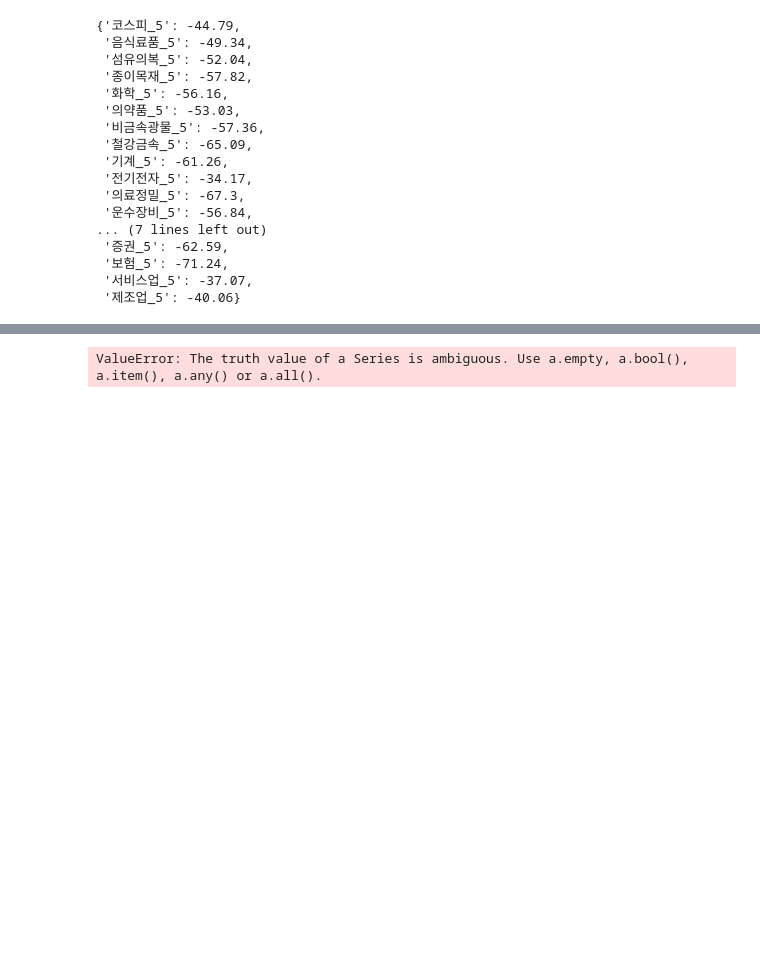
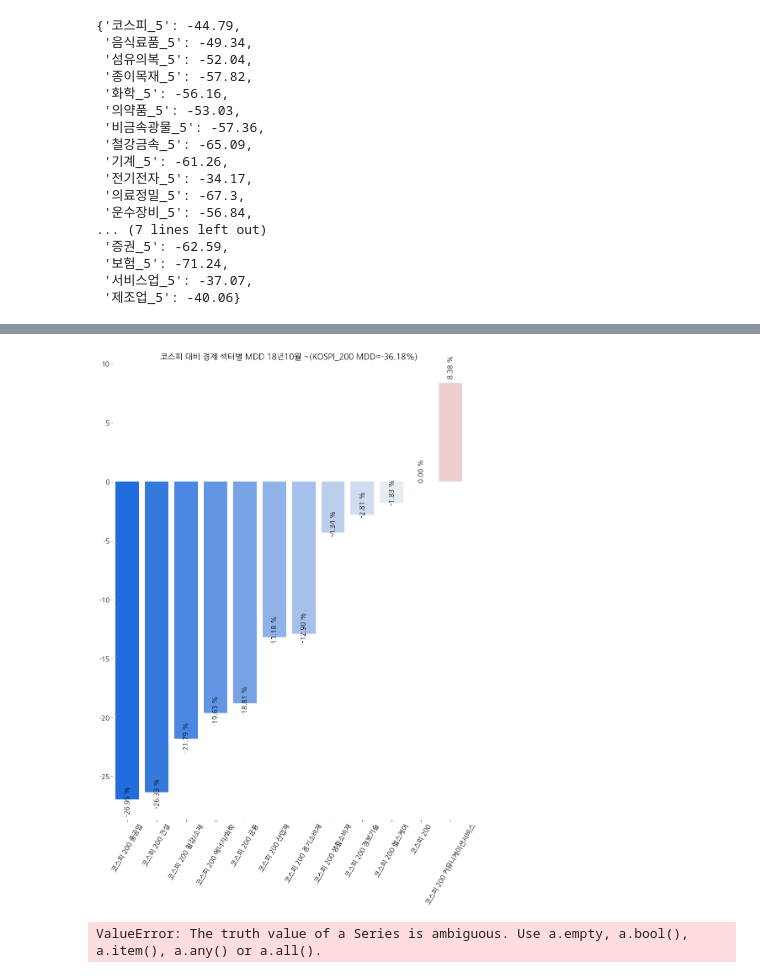
Before and after one commit to KB-IT-Academy-Team-4/eda-kospi, a Jupyter notebook: kospi_sector/프로젝트용_시각화_섹터별.ipynb, the cells around one changed output, grey strips where cells are left out. Saved outputs shown, nothing was run; the diff lists cells and outputs as text; code cells hidden in the pictures; blank space fills up the shorter version.

```diff
--- a/kospi_sector/프로젝트용_시각화_섹터별.ipynb
+++ b/kospi_sector/프로젝트용_시각화_섹터별.ipynb
@@ -962,3 +989,19 @@ findfont: Font family ['NanumBarunGothic'] not found. Falling back to DejaVu San
+# %%
+df_mdd_200_modified = df_mdd_200_modified.sort_values(by=['MDD_200'])
+plt.rcParams['figure.figsize'] = (15, 20)
+_ = plt.xticks(rotation=60)
+palette = sns.diverging_palette(250, 15, s=200, l=40,
+                                  n=20, center="light")
+ax = sns.barplot(data = df_mdd_200_modified.T, palette = palette)
+plt.title("코스피 대비 경제 섹터별 MDD 18년10월 ~(KOSPI_200 MDD=-36.18%)")
+plt.sca(ax)
+plt.box(False)
+for p in ax.patches:
+    left, bottom, width, height = p.get_bbox().bounds
+    ax.annotate("%.2f %%"%(height), (left+width/2, height*1.05), ha='center',rotation=90)
+    plt.rcParams['font.family'] = 'NanumGothic'
+# %% [output]
+[figure, added]
 # %%
 df_mdd_10_modified = df_mdd_10 + 44.79
 # %%
```
Also changed, not shown: parts of 17 cells of this notebook.
